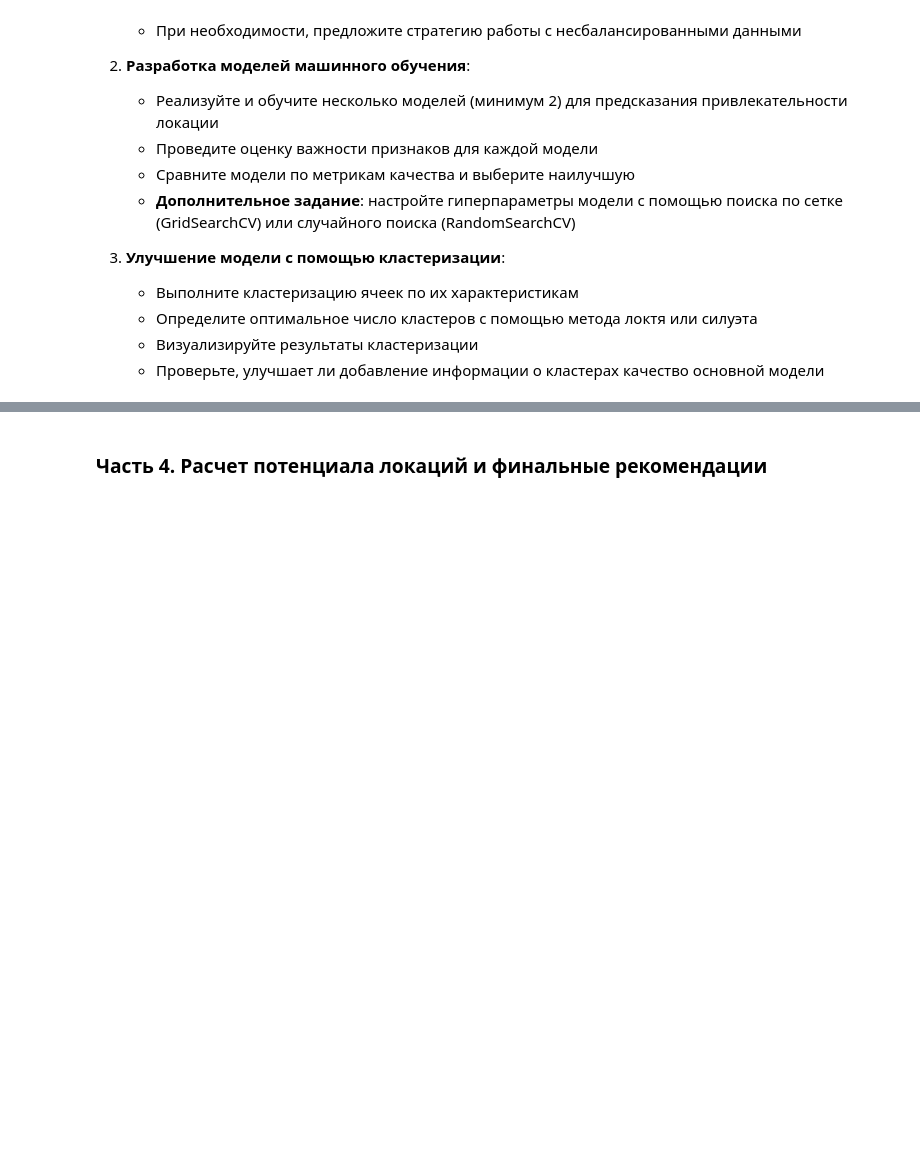
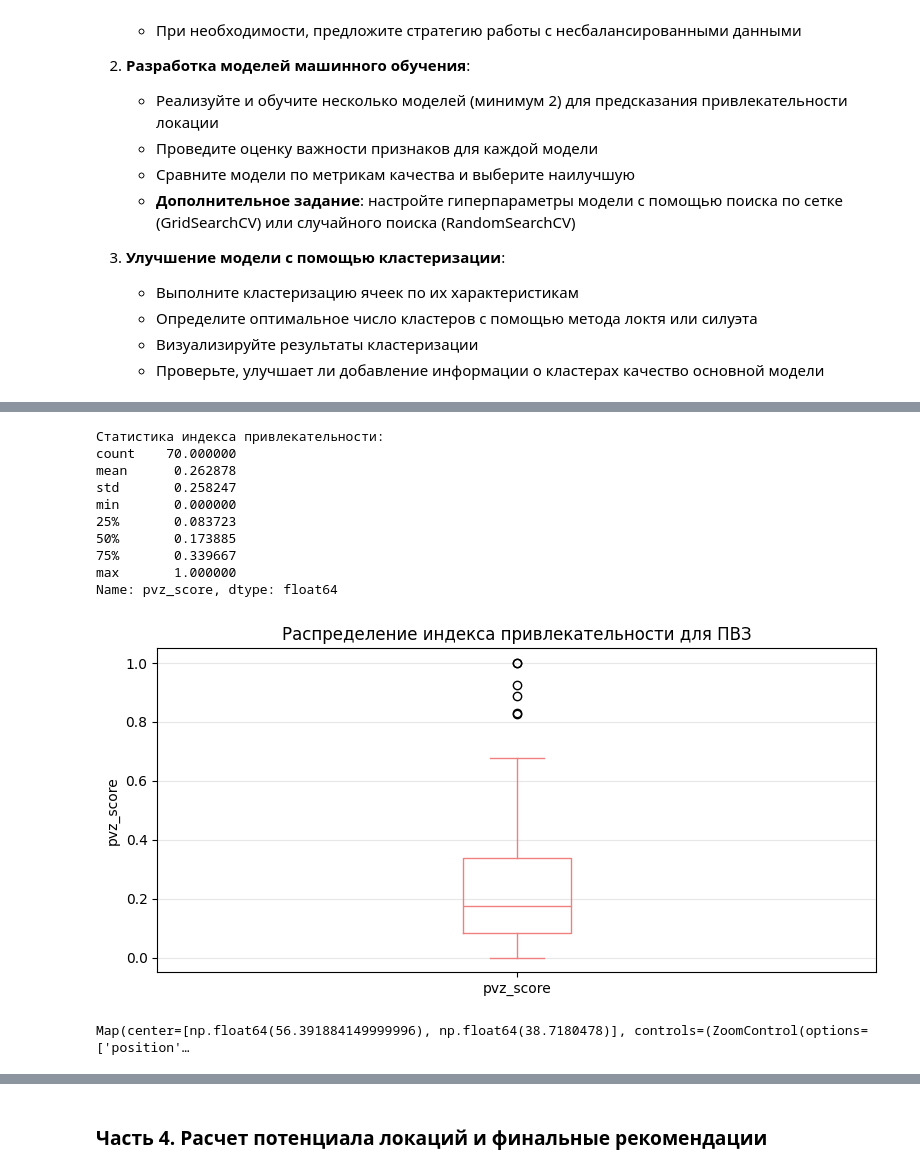
Before and after one commit to yulia3006/ml-basics, a Jupyter notebook: Практическая_работа_№ 12.2_Геомаркетинговое_исследование_территорий_ipynb".ipynb, the cells around one changed output, grey strips where cells are left out. Drawn from its saved outputs; the diff is of its cells as text; code cells hidden in the pictures; blank space fills up the shorter version.

```diff
--- a/Практическая_работа_№ 12.2_Геомаркетинговое_исследование_территорий_ipynb".ipynb
+++ b/Практическая_работа_№ 12.2_Геомаркетинговое_исследование_территорий_ipynb".ipynb
@@ -492,0 +589,80 @@ print(f"   RF + Кластеры         -> F1: {f1_score(y_test, cl_preds):.3f}
+# %%
+
+# Расчёт индекса привлекательности (на нормализованных признаках)
+main_gdf['pvz_score'] = (
+    # Конкуренты — ОТРИЦАТЕЛЬНЫЙ фактор (штраф)
+    (main_gdf['competitors_near'] * -0.30) +   # ПВЗ рядом — сильный штраф
+    (main_gdf['competitors_mid'] * -0.12) +    # ПВЗ дальше — меньший штраф
+
+    # Жилые дома — ГЛАВНЫЙ положительный фактор (спрос)
+    (main_gdf['houses_near'] * 0.25) +         # дома рядом — основной поток
+    (main_gdf['houses_mid'] * 0.12) +          # дома дальше — тоже важно
+
+    # Транспортная доступность
+    (main_gdf['transport_near'] * 0.15) +      # остановки рядом — очень важно
+    (main_gdf['transport_mid'] * 0.06) +       # дальний транспорт
+
+    # Социальные объекты (генерируют трафик)
+    (main_gdf['social_near'] * 0.12) +         # школы, сады, поликлиники рядом
+    (main_gdf['social_mid'] * 0.05) +          # соцобъекты дальше
+
+    # Парковки (для клиентов и курьеров)
+    (main_gdf['parking_near'] * 0.10) +
+
+    # Длина дорог (связность, доступность)
+    (main_gdf['road_length'] * 0.08) +
+
+    # Расстояние до ТЦ (умеренно положительный — трафик от ТЦ)
+    # Чем ближе к ТЦ, тем лучше (инвертируем: 1 - dist)
+    ((1 - main_gdf['dist_to_mall']) * 0.05) +
+
+    # Площадь ячейки (небольшая поправка)
+    (main_gdf['cell_area'] * 0.02)
+)
+
+# Нормировка индекса в [0, 1]
+scaler_score = MinMaxScaler()
+main_gdf['pvz_score'] = scaler_score.fit_transform(
+    main_gdf['pvz_score'].values.reshape(-1, 1)
+).flatten()
+
+print("\nСтатистика индекса привлекательности:")
+print(main_gdf['pvz_score'].describe())
+
+# Boxplot
+plt.figure(figsize=(8, 4))
+main_gdf['pvz_score'].plot(kind='box', color='lightcoral')
+plt.title('Распределение индекса привлекательности для ПВЗ')
+plt.ylabel('pvz_score')
+plt.grid(axis='y', alpha=0.3)
+plt.tight_layout()
+plt.show()
+
+# Карта индекса привлекательности
+map_score = leafmap.Map(
+    center=[(bbox[1]+bbox[3])/2, (bbox[0]+bbox[2])/2],
+    zoom=13, basemap='CartoDB.Positron'
+)
+map_score.add_gdf(
+    main_gdf.to_crs("EPSG:4326"),
+    column="pvz_score",
+    cmap="YlOrRd",
+    legend_title="Индекс привлекательности ПВЗ",
+    k=10,
+    layer_name="H3 — привлекательность",
+    style={"stroke": True, "weight": 0.5, "fillOpacity": 0.75}
+)
+map_score
+# %% [output]
+Статистика индекса привлекательности:
+count    70.000000
+mean      0.262878
+std       0.258247
+min       0.000000
+25%       0.083723
+50%       0.173885
+75%       0.339667
+max       1.000000
+Name: pvz_score, dtype: float64
+[figure, added]
+Map(center=[np.float64(56.391884149999996), np.float64(38.7180478)], controls=(ZoomControl(options=['position'…
```
Also changed, not shown: parts of 33 cells of this notebook.
